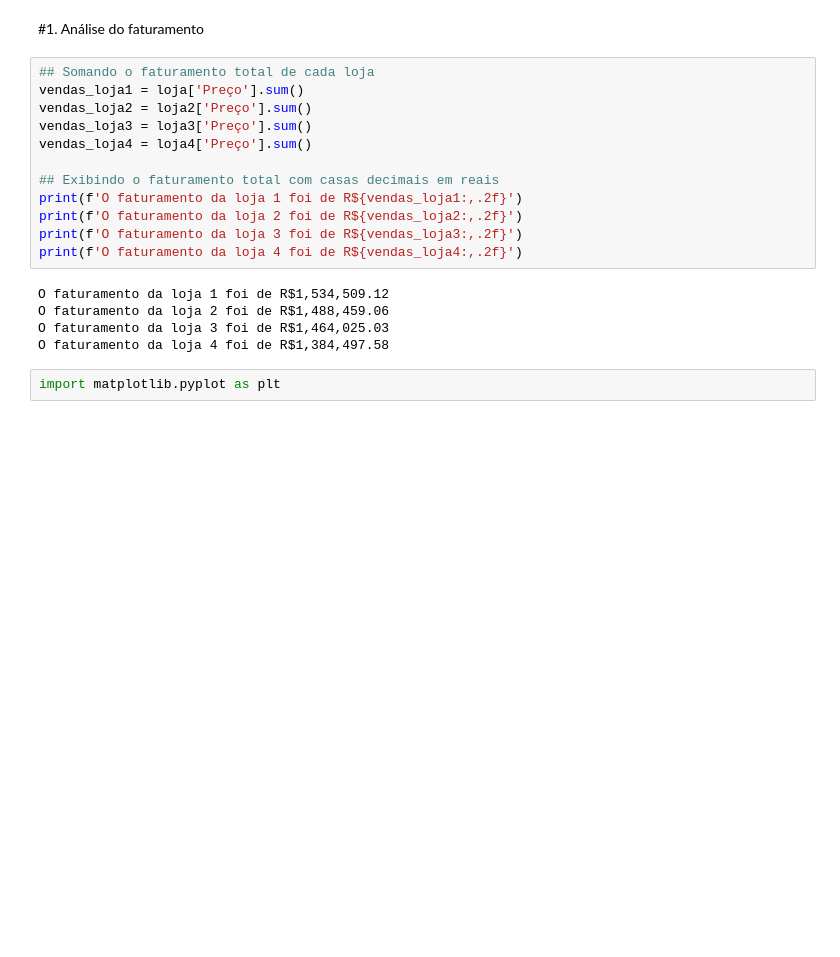
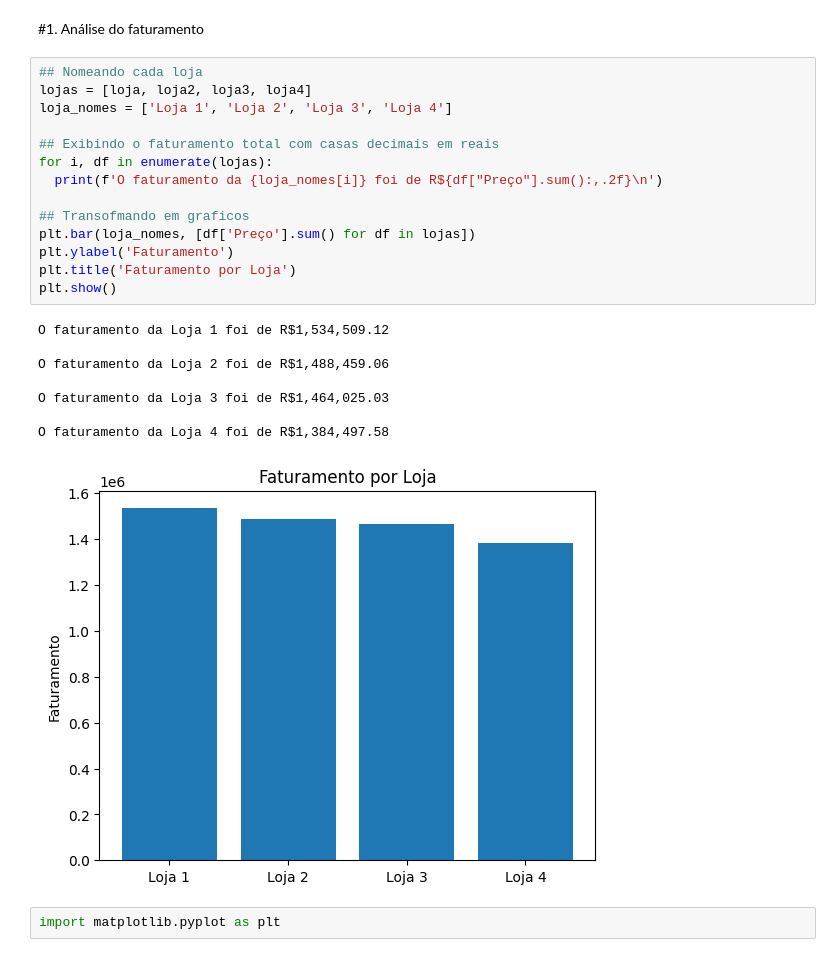
Before and after one commit to Igorrocha1/challenge-one-data-science, a Jupyter notebook: AluraStoreBr.ipynb, the cells around one changed output. Saved outputs shown, nothing was run; the diff lists cells and outputs as text; blank space fills up the shorter version.

```diff
--- a/AluraStoreBr.ipynb
+++ b/AluraStoreBr.ipynb
@@ -25,23 +25,29 @@ loja.head()
 | 4 | Cadeira de escritório | moveis | 446.99 | 26.964689 | 07/11/2020 | Larissa Alves | MG | ... |
 # %% [markdown]
 #1. Análise do faturamento
-# %%
-## Somando o faturamento total de cada loja
-vendas_loja1 = loja['Preço'].sum()
-vendas_loja2 = loja2['Preço'].sum()
-vendas_loja3 = loja3['Preço'].sum()
-vendas_loja4 = loja4['Preço'].sum()
-
-## Exibindo o faturamento total com casas decimais em reais
-print(f'O faturamento da loja 1 foi de R${vendas_loja1:,.2f}')
-print(f'O faturamento da loja 2 foi de R${vendas_loja2:,.2f}')
-print(f'O faturamento da loja 3 foi de R${vendas_loja3:,.2f}')
-print(f'O faturamento da loja 4 foi de R${vendas_loja4:,.2f}')
-# %% [output]
-O faturamento da loja 1 foi de R$1,534,509.12
-O faturamento da loja 2 foi de R$1,488,459.06
-O faturamento da loja 3 foi de R$1,464,025.03
-O faturamento da loja 4 foi de R$1,384,497.58
+# %%
+## Nomeando cada loja
+lojas = [loja, loja2, loja3, loja4]
+loja_nomes = ['Loja 1', 'Loja 2', 'Loja 3', 'Loja 4']
+
+## Exibindo o faturamento total com casas decimais em reais
+for i, df in enumerate(lojas):
+  print(f'O faturamento da {loja_nomes[i]} foi de R${df["Preço"].sum():,.2f}\n')
+
+## Transofmando em graficos
+plt.bar(loja_nomes, [df['Preço'].sum() for df in lojas])
+plt.ylabel('Faturamento')
+plt.title('Faturamento por Loja')
+plt.show()
+# %% [output]
+O faturamento da Loja 1 foi de R$1,534,509.12
+
+O faturamento da Loja 2 foi de R$1,488,459.06
+
+O faturamento da Loja 3 foi de R$1,464,025.03
+
+O faturamento da Loja 4 foi de R$1,384,497.58
+[figure, added]
 # %%
 import matplotlib.pyplot as plt
 # %% [markdown]
```
Also changed, not shown: parts of 4 cells of this notebook.
